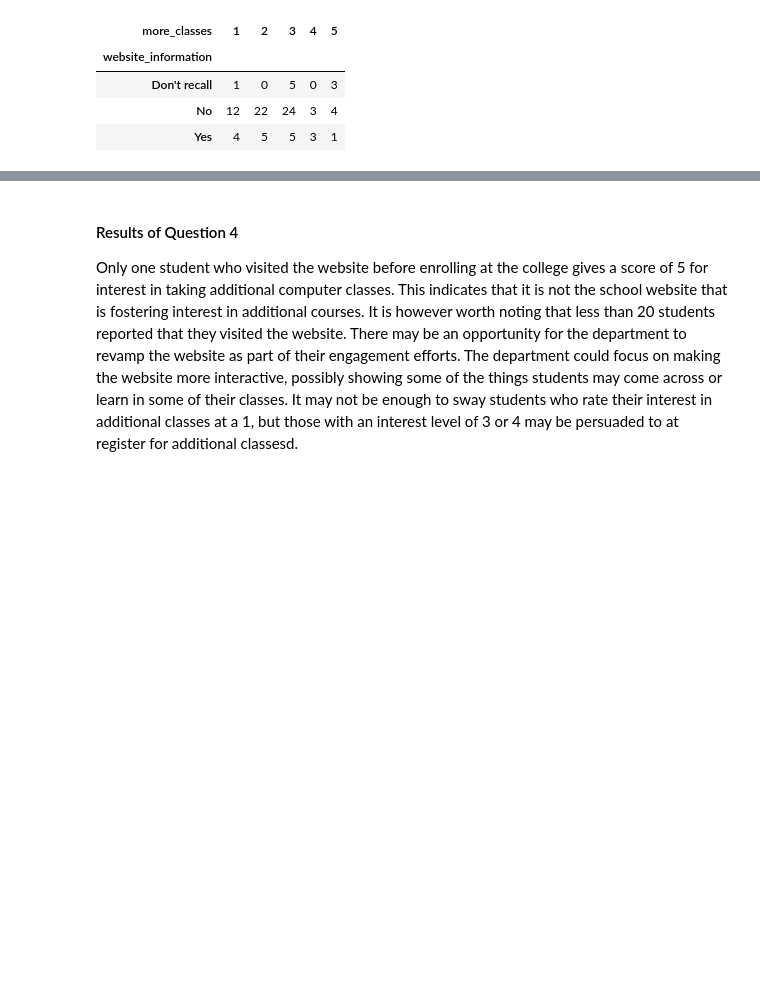
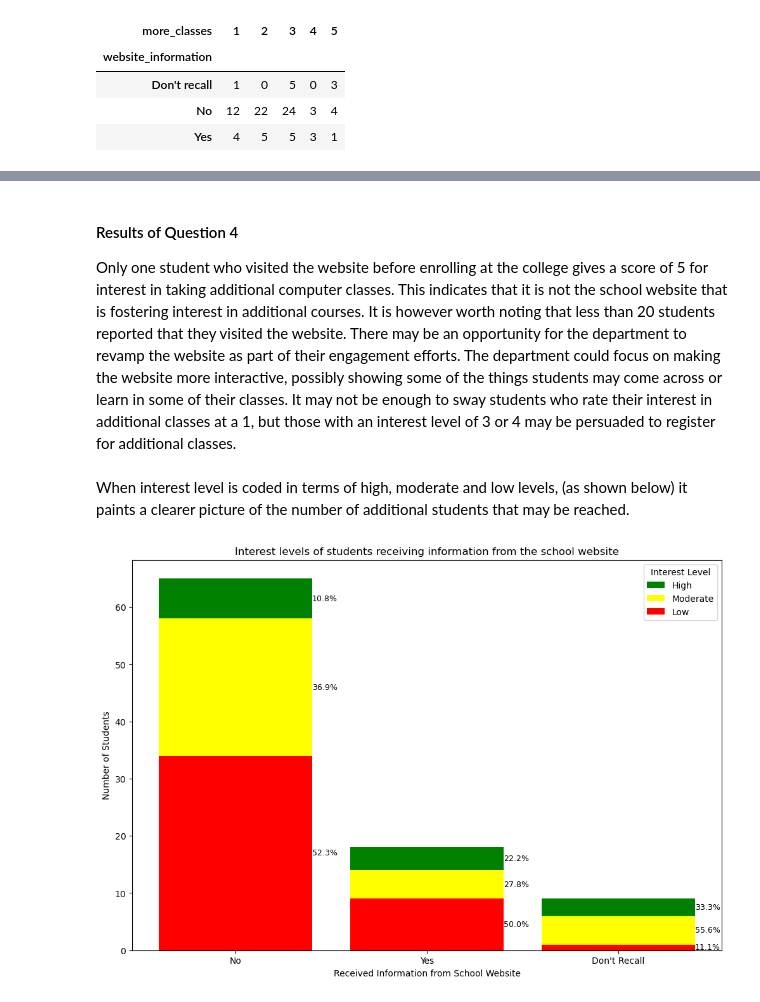
Before and after one commit to Codes3go/--Project-1---Recruitment-Improvement, a Jupyter notebook: Project1 part 3.ipynb, the cells around one changed output, grey strips where cells are left out. Saved outputs shown, nothing was run; the diff lists cells and outputs as text; code cells hidden in the pictures; blank space fills up the shorter version.

```diff
--- a/Project1 part 3.ipynb
+++ b/Project1 part 3.ipynb
@@ -258,6 +266,55 @@ plt.show()
 # %% [markdown]
 #### Results of Question 4
-Only one student who visited the website before enrolling at the college gives a score of 5 for interest in taking additional computer classes. This indicates that it is not the school website that is fostering interest in additional courses. It is however worth noting that less than 20 students reported that they visited the website. There may be an opportunity for the department to revamp the website as part of their engagement efforts. The department could focus on making the website more interactive, possibly showing some of the things students may come across or learn in some of their classes. It may not be enough to sway students who rate their interest in additional classes at a 1, but those with an interest level of 3 or 4 may be persuaded to at register for additional classesd.
+Only one student who visited the website before enrolling at the college gives a score of 5 for interest in taking additional computer classes. This indicates that it is not the school website that is fostering interest in additional courses. It is however worth noting that less than 20 students reported that they visited the website. There may be an opportunity for the department to revamp the website as part of their engagement efforts. The department could focus on making the website more interactive, possibly showing some of the things students may come across or learn in some of their classes. It may not be enough to sway students who rate their interest in additional classes at a 1, but those with an interest level of 3 or 4 may be persuaded to register for additional classes.
+# %% [markdown]
+When interest level is coded in terms of high, moderate and low levels, (as shown below) it paints a clearer picture of the number of additional students that may be reached.
+# %%
+website_visited = (
+    "No",
+    "Yes",
+    "Don't Recall"
+)
+interest_level = {
+    "Low": np.array([34,9,1]),
+    "Moderate": np.array([24, 5, 5,]),
+    "High": np.array([7,4,3])
+}
+# %%
+fig, ax = plt.subplots(figsize=(12, 8))  # adjusts the width and height
+bottom = np.zeros(3)  # initialize stacking bottom
+
+colors = ['red', 'yellow', 'green']  # assigns colors for the new categories
+color_index = 0
+
+totals = np.sum([values for values in interest_level.values()], axis=0)  # used to calculate the total for each website_visited category
+
+for interest, values in interest_level.items():
+    p = ax.bar(website_visited, values, width, label=interest, bottom=bottom, color=colors[color_index])
+
+    # adds percentages to each bar segment
+    for i, (value, b) in enumerate(zip(values, bottom)):
+        percentage = value / totals[i] * 100
+        # position the text to the right of the bar (adjust 0.40 as needed for placement)
+        ax.text(i + 0.40, b + value / 2, f'{percentage:.1f}%', ha='left', va='center', fontsize=9)
+    bottom += values
+    color_index += 1
+
+handles, labels = ax.get_legend_handles_labels()
+
+# reverses the order of handles and labels for the legend
+handles, labels = handles[::-1], labels[::-1]
+
+# applies the flipped legend
+ax.legend(handles, labels, title='Interest Level')
+
+plt.title('Interest levels of students receiving information from the school website')
+plt.xlabel('Received Information from School Website')
+plt.ylabel('Number of Students')
+
+# Show the chart
+plt.show()
+# %% [output]
+[figure, added]
 # %% [markdown]
 #### Summary and Reccomendations
 
```
Also changed, not shown: parts of 8 cells of this notebook.
